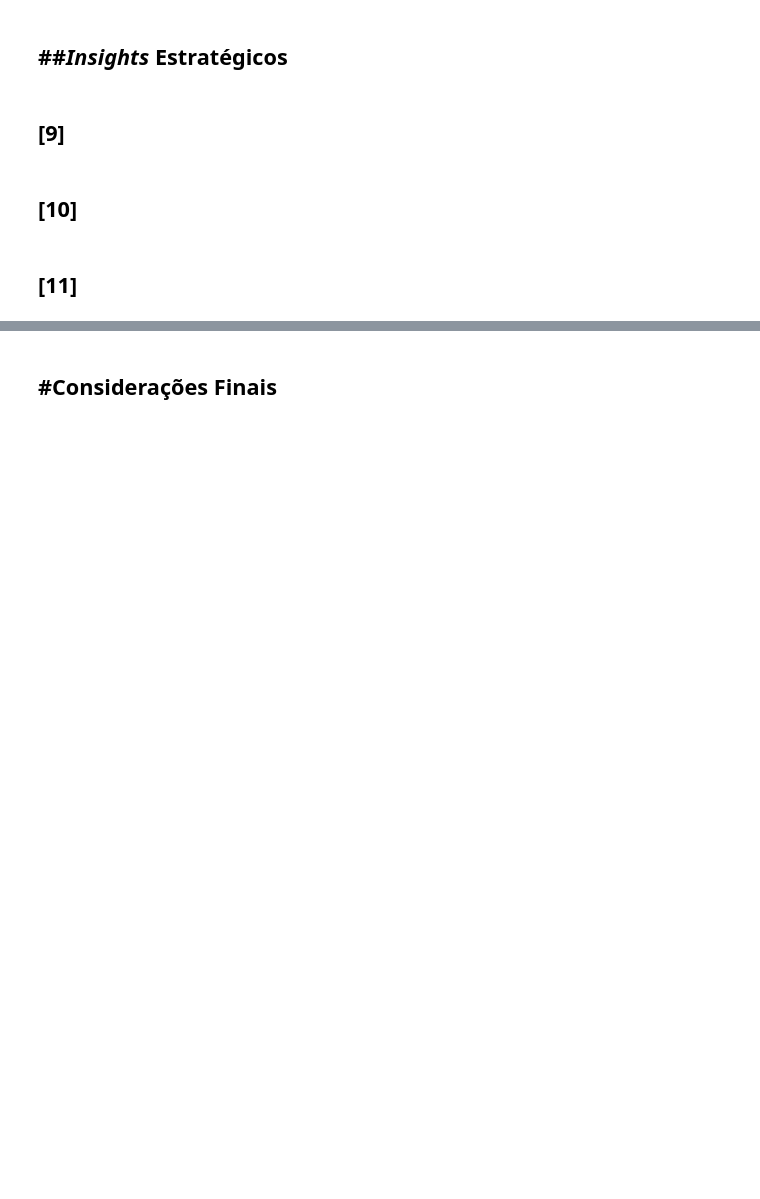
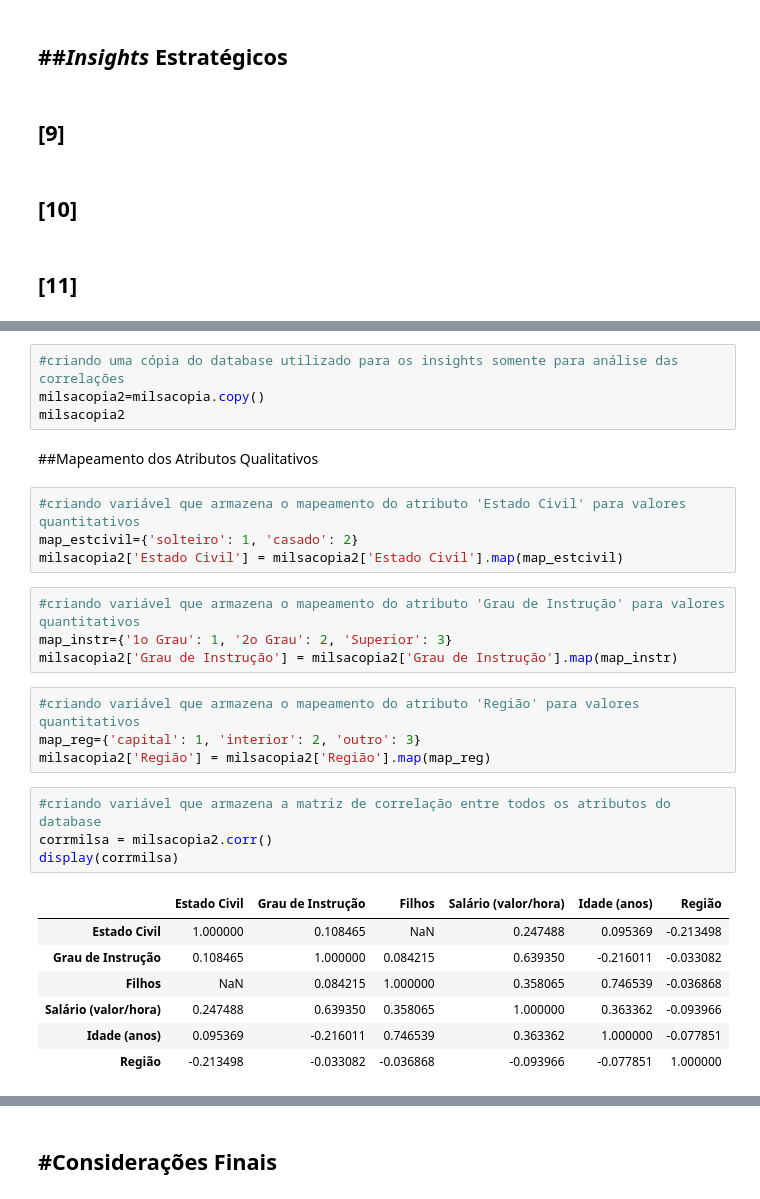
Before and after one commit to KlemDoug/FAD-M4, a Jupyter notebook: [M4]_Projeto_Extra.ipynb, the cells around one changed output, grey strips where cells are left out. Drawn from its saved outputs; the diff is of its cells as text; blank space fills up the shorter version.

```diff
--- a/[M4]_Projeto_Extra.ipynb
+++ b/[M4]_Projeto_Extra.ipynb
@@ -219,0 +223,30 @@ display(condicoes)
+# %%
+#criando uma cópia do database utilizado para os insights somente para análise das correlações
+milsacopia2=milsacopia.copy()
+milsacopia2
+# %% [markdown]
+##Mapeamento dos Atributos Qualitativos
+# %%
+#criando variável que armazena o mapeamento do atributo 'Estado Civil' para valores quantitativos
+map_estcivil={'solteiro': 1, 'casado': 2}
+milsacopia2['Estado Civil'] = milsacopia2['Estado Civil'].map(map_estcivil)
+# %%
+#criando variável que armazena o mapeamento do atributo 'Grau de Instrução' para valores quantitativos
+map_instr={'1o Grau': 1, '2o Grau': 2, 'Superior': 3}
+milsacopia2['Grau de Instrução'] = milsacopia2['Grau de Instrução'].map(map_instr)
+# %%
+#criando variável que armazena o mapeamento do atributo 'Região' para valores quantitativos
+map_reg={'capital': 1, 'interior': 2, 'outro': 3}
+milsacopia2['Região'] = milsacopia2['Região'].map(map_reg)
+# %%
+#criando variável que armazena a matriz de correlação entre todos os atributos do database
+corrmilsa = milsacopia2.corr()
+display(corrmilsa)
+# %% [output]
+|  | Estado Civil | Grau de Instrução | Filhos | Salário (valor/hora) | Idade (anos) | Região |
+| Estado Civil | 1.000000 | 0.108465 | NaN | 0.247488 | 0.095369 | -0.213498 |
+| Grau de Instrução | 0.108465 | 1.000000 | 0.084215 | 0.639350 | -0.216011 | -0.033082 |
+| Filhos | NaN | 0.084215 | 1.000000 | 0.358065 | 0.746539 | -0.036868 |
+| Salário (valor/hora) | 0.247488 | 0.639350 | 0.358065 | 1.000000 | 0.363362 | -0.093966 |
+| Idade (anos) | 0.095369 | -0.216011 | 0.746539 | 0.363362 | 1.000000 | -0.077851 |
+| Região | -0.213498 | -0.033082 | -0.036868 | -0.093966 | -0.077851 | 1.000000 |
```
Also changed, not shown: parts of 6 cells of this notebook.
